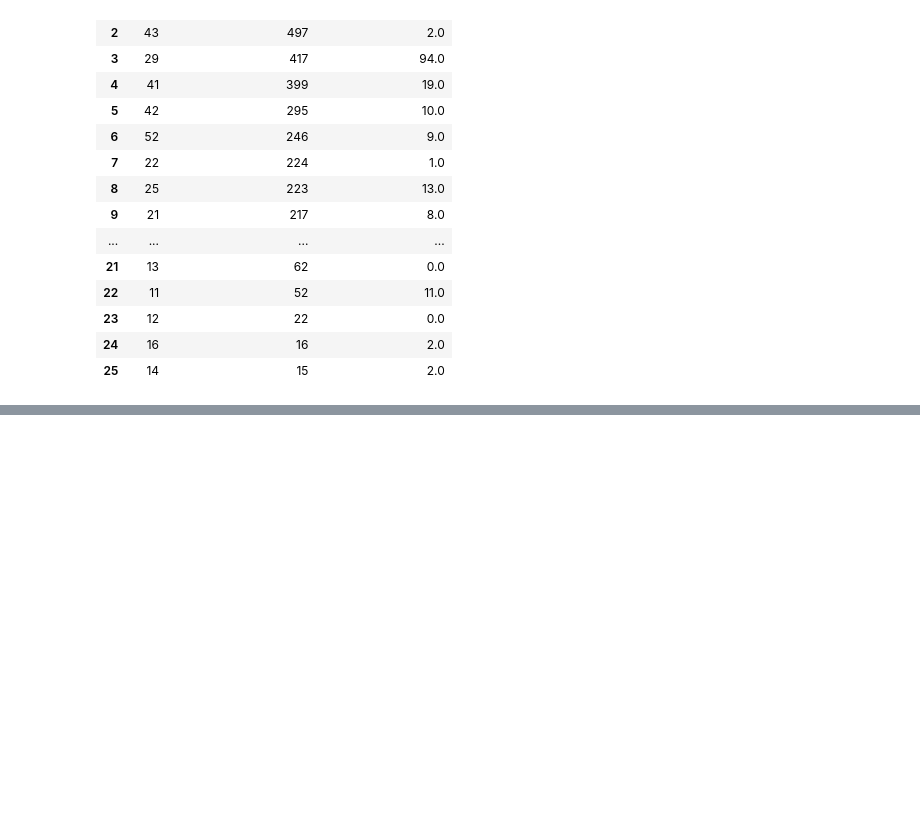
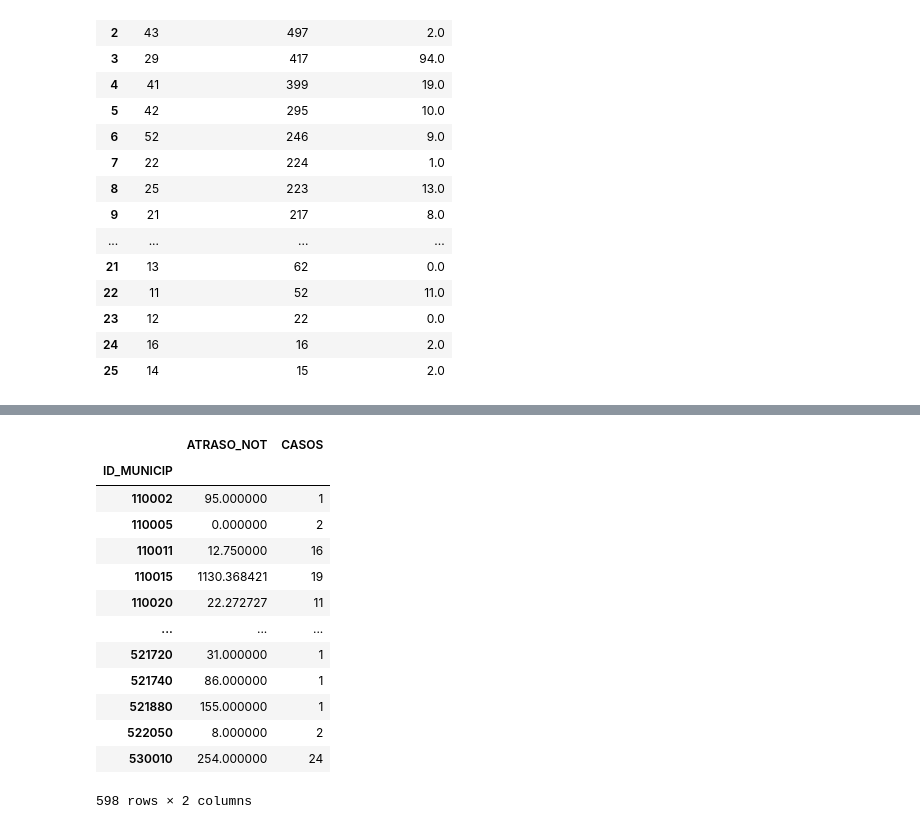
Before and after one commit to kauanmaf/Kauan_e_Pedro_A2_IC, a Jupyter notebook: questoes_kauan.ipynb, the cells around one changed output, grey strips where cells are left out. Drawn from its saved outputs; the diff is of its cells as text; code cells hidden in the pictures; blank space fills up the shorter version.

```diff
--- a/questoes_kauan.ipynb
+++ b/questoes_kauan.ipynb
@@ -201,0 +215,19 @@ resposta = dict(zip(media_atraso["UF"], zip(media_atraso["mean"], media_atraso["
+# %%
+atraso_por_municipio["CASOS"] = atraso_por_municipio.index.map(notificacoes_por_municipio)
+atraso_por_municipio
+atraso_por_municipio
+# %% [output]
+|  | ATRASO_NOT | CASOS |
+| ID_MUNICIP |  |  |
+| 110002 | 95.000000 | 1 |
+| 110005 | 0.000000 | 2 |
+| 110011 | 12.750000 | 16 |
+| 110015 | 1130.368421 | 19 |
+| 110020 | 22.272727 | 11 |
+| ... | ... | ... |
+| 521720 | 31.000000 | 1 |
+| 521740 | 86.000000 | 1 |
+| 521880 | 155.000000 | 1 |
+| 522050 | 8.000000 | 2 |
+| 530010 | 254.000000 | 24 |
+598 rows × 2 columns
```
Also changed, not shown: parts of 11 cells of this notebook, 1 other file.
